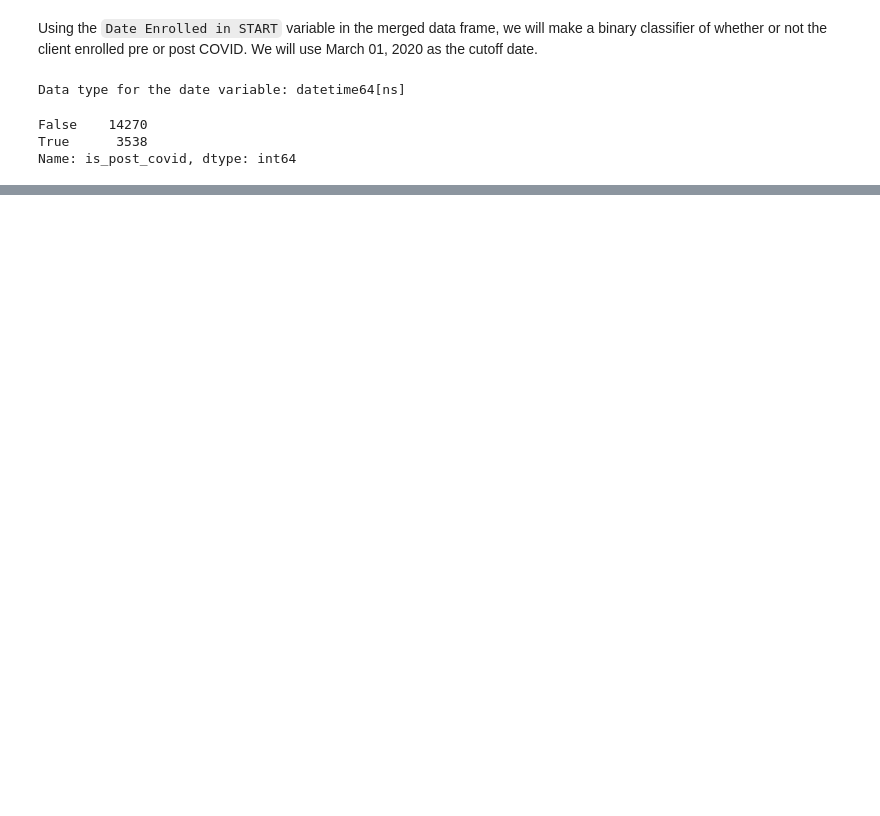
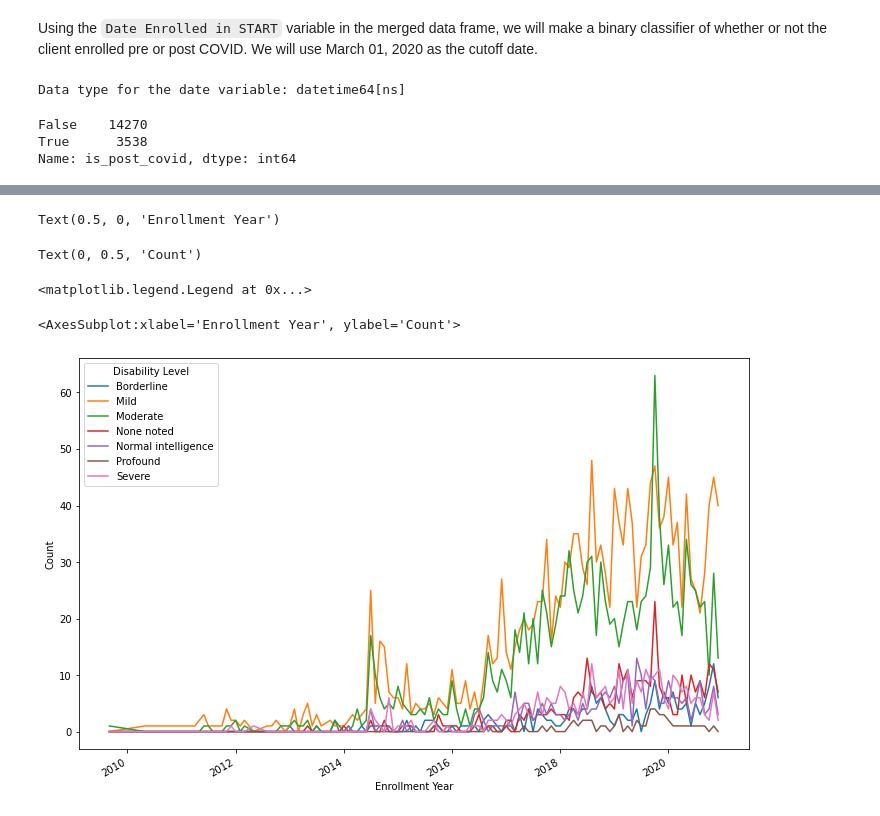
Before and after one commit to aimenabdulaziz/qss_final_project, a Jupyter notebook: code/01_data_cleaning_and_merging.ipynb, the cells around one changed output, grey strips where cells are left out. Drawn from its saved outputs; the diff is of its cells as text; code cells hidden in the pictures; blank space fills up the shorter version.

Commit message:
more data cleaning and a lot of data anaysis plot

```diff
--- a/code/01_data_cleaning_and_merging.ipynb
+++ b/code/01_data_cleaning_and_merging.ipynb
@@ -312,0 +333,8 @@ Name: is_post_covid, dtype: int64
+# %%
+# round down to the first of the month and year
+demographics_problems_merged['enrollment_ym_derived'] = demographics_problems_merged.enrollment_date.dt.to_period('M').dt.to_timestamp(how='start')
+
+# create a new column for the year
+demographics_problems_merged['enrollment_year'] = pd.DatetimeIndex(demographics_problems_merged['enrollment_date']).year
+
+demographics_problems_merged[['enrollment_date', 'enrollment_ym_derived', 'enrollment_year']].sample(3)
@@ -312,0 +346,4 @@ Name: is_post_covid, dtype: int64
+# %%
+# remove the rows where 'Gender' starts with 'other'
+demographics_problems_merged = demographics_problems_merged[~demographics_problems_merged["Gender"].str.contains('Other:')]
+demographics_problems_merged.Gender.value_counts()
@@ -313,8 +354,11 @@ Name: is_post_covid, dtype: int64
+# %%
+# renaming the disability level column
+demographics_problems_merged.rename(columns={'Level of Intellectual Disability': 'disability_level'}, inplace=True)
 # %%
 # creating new subset for people that presented aggression problems
-demographics_agression_problems = demographics_problems_merged[demographics_problems_merged["presented_problems"] == "aggression (physical, verbal, property destruction, threats)"].copy()
+demographics_aggression_problems = demographics_problems_merged[demographics_problems_merged["presented_problems"] == "aggression (physical, verbal, property destruction, threats)"].copy()
 
 #verifying we subsetted correctly
-demographics_agression_problems["presented_problems"].value_counts()
-demographics_agression_problems.columns
+demographics_aggression_problems["presented_problems"].value_counts()
+demographics_aggression_problems.columns
 # %% [output]
@@ -429,3 +459,16 @@ Mild                 new york              891
                      new hampshire           6
                      colorado                2
 Name: state_demographics, dtype: int64
+# %%
+# line plot of the total number of people for each aggression level over time (by month-year)
+plot_by_ym = demographics_aggression_problems.groupby('enrollment_ym_derived')['disability_level'].value_counts().unstack().fillna(0).plot(figsize=(12, 8))
+plot_by_ym.set_xlabel("Enrollment Year")
+plot_by_ym.set_ylabel("Count")
+plot_by_ym.legend(title="Disability Level")
+plot_by_ym
+# %% [output]
+Text(0.5, 0, 'Enrollment Year')
+Text(0, 0.5, 'Count')
+<matplotlib.legend.Legend at 0x...>
+<AxesSubplot:xlabel='Enrollment Year', ylabel='Count'>
+[figure, added]
```
Also changed, not shown: parts of 19 cells of this notebook.
